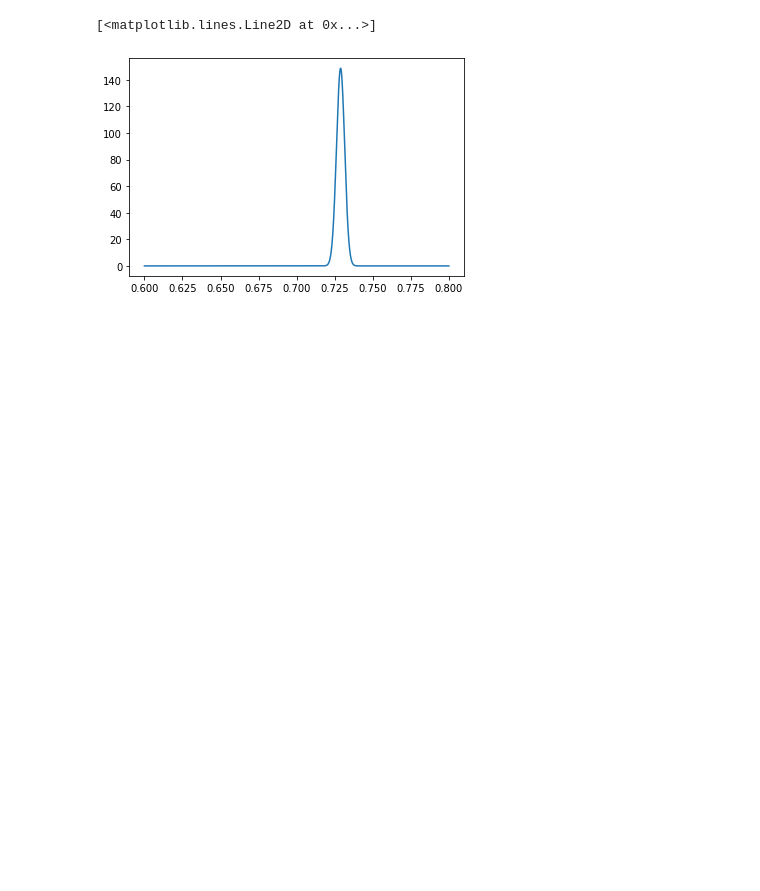
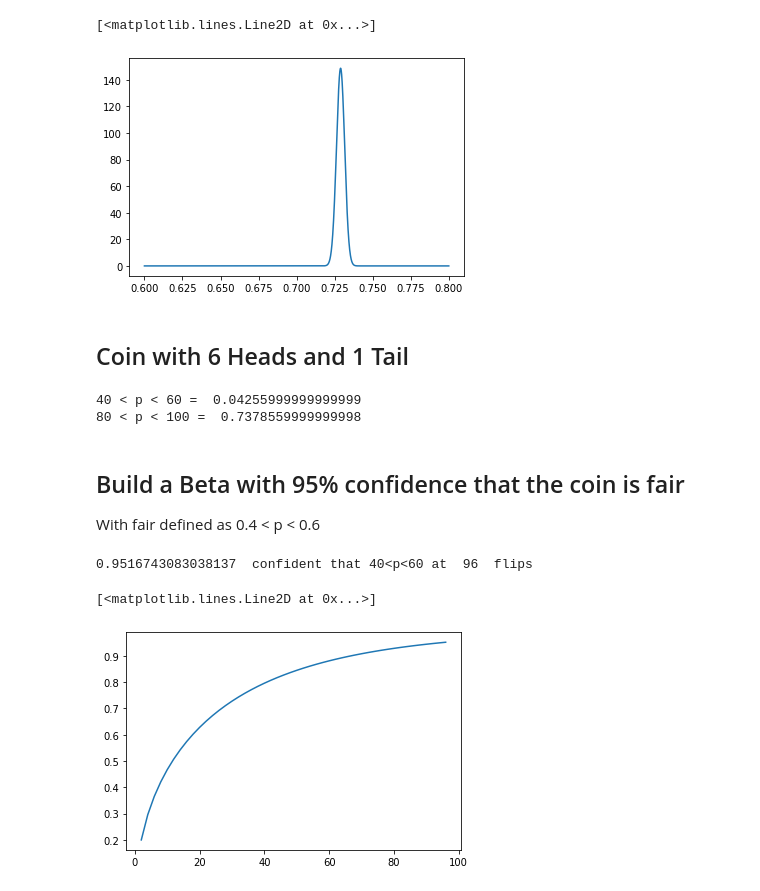
Before and after one commit to ctarrington/try-colab, a Jupyter notebook: beta_multiplication.ipynb, the cells around one changed output. Saved outputs shown, nothing was run; the diff lists cells and outputs as text; code cells hidden in the pictures; blank space fills up the shorter version.

```diff
--- a/beta_multiplication.ipynb
+++ b/beta_multiplication.ipynb
@@ -131,3 +131,36 @@ plot(some_points, product_rv.pdf(some_points))
 # %% [output]
 [<matplotlib.lines.Line2D at 0x...>]
 [figure]
+# %% [markdown]
+## Coin with 6 Heads and 1 Tail
+# %%
+probability_40_60 = beta.cdf([0.4, 0.6], 6, 1)
+print('40 < p < 60 = ', probability_40_60[1] - probability_40_60[0])
+
+probability_80_100 = beta.cdf([0.8, 1], 6, 1)
+print('80 < p < 100 = ', probability_80_100[1] - probability_80_100[0])
+# %% [output]
+40 < p < 60 =  0.04255999999999999
+80 < p < 100 =  0.7378559999999998
+# %% [markdown]
+## Build a Beta with 95% confidence that the coin is fair
+With fair defined as 0.4 < p < 0.6
+# %%
+done = False
+num_flips = 1
+probabilities = []
+while (done != True):
+  cdf_40_60 = beta.cdf([0.4, 0.6], num_flips, num_flips)
+  probability_40_60 = cdf_40_60[1] - cdf_40_60[0]
+  if (probability_40_60 >= 0.95):
+    print(probability_40_60,' confident that 40<p<60 at ', 2*num_flips, ' flips')
+    done = True
+
+  probabilities.append(probability_40_60)
+  num_flips = num_flips + 1
+
+plot([2*f for f in range(1, num_flips)], probabilities)
+# %% [output]
+0.9516743083038137  confident that 40<p<60 at  96  flips
+[<matplotlib.lines.Line2D at 0x...>]
+[figure, added]
```
Also changed, not shown: parts of 4 cells of this notebook.
